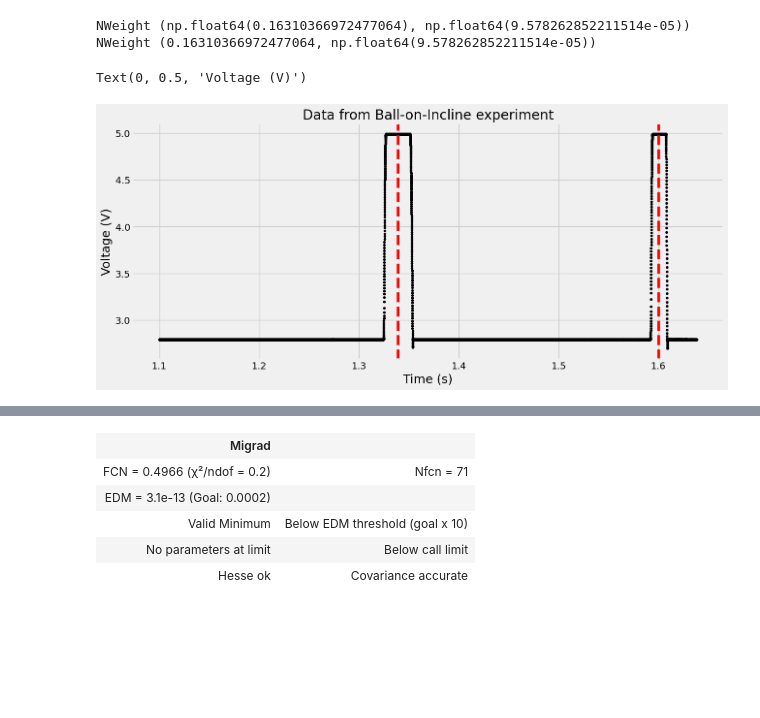
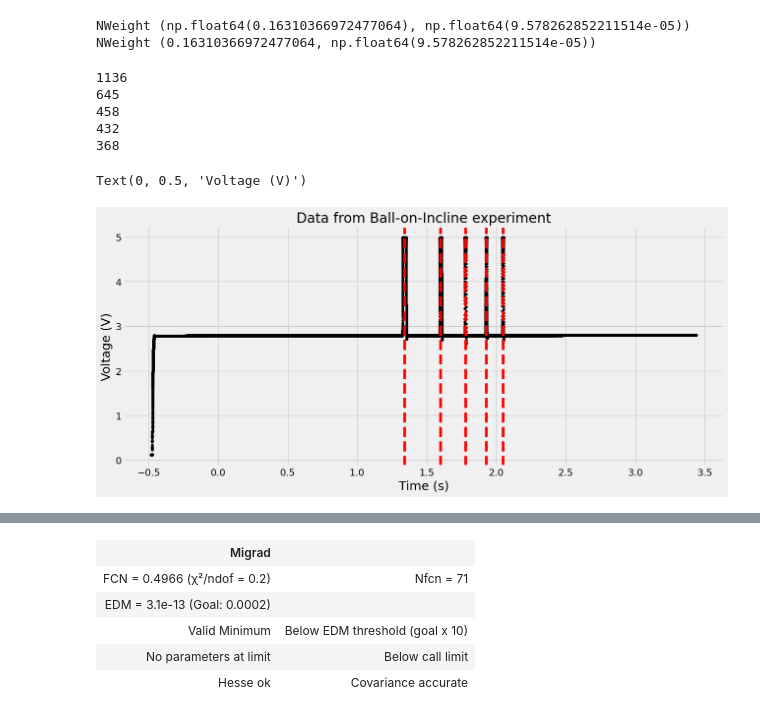
Before and after one commit to NikolajMunkKjaersgaard/Appstat-project, a Jupyter notebook: Project/BallOnIncline/Nikolaj_MeasurementsLab.ipynb, the cells around one changed output, grey strips where cells are left out. Saved outputs shown, nothing was run; the diff lists cells and outputs as text; code cells hidden in the pictures; blank space fills up the shorter version.

```diff
--- a/Project/BallOnIncline/Nikolaj_MeasurementsLab.ipynb
+++ b/Project/BallOnIncline/Nikolaj_MeasurementsLab.ipynb
@@ -130,43 +118,55 @@ def find_midpoints(time, voltage):
 
     Transient_MaskDown = (voltage[1:] < threshold) & (voltage[:-1] >= threshold)
     Transient_TimesDown = np.array(time[1:])[Transient_MaskDown]
+
+
+
     tmu = []
     tsig = []
     for iup, idown in zip(Transient_TimesUp, Transient_TimesDown):
+        N = int(40e3 *(idown-iup))
+        print(N)
         mu = (idown-iup)/2 + iup
-        sig = np.sqrt((idown-iup)**2 /12)
+        sig = np.sqrt((idown-iup)**2 /12)/N**0.5
         tmu.append(mu)
         tsig.append(sig)
     return np.array(tmu), np.array(tsig)
+
+# find_midpoints(time,voltage)
 # %%
 # def find_midpoints(time, voltage):
 #     """Find timing of ball crossings"""
 #     threshold = np.mean(voltage)+ np.std(voltage)
 #     # Transient_Mask = (voltage[:-1] < threshold) & (voltage[1:] >= threshold)
 #     Transient_Mask = (voltage[:-1] < threshold) & (voltage[1:] >= threshold)
 #     Transient_Times = np.array(time[1:])[Transient_Mask]
 #     return Transient_Times, np.mean(np.diff(time))
 
 filename = 'Waveforms_data/Big_1.csv'
 # Read the data and plot it (possibly with passing times in):
 
-trim = 80000
-trimend = 100000
+trim = 900
+trimend = 10000
 time, voltage = read_csv(filename, trim,trimend)
 
 timepass, time_Sigma = find_midpoints(time, voltage)
 
 fig, ax = plt.subplots(figsize=(14, 6))
 ax.plot(time, voltage, 'k.', label='Measurements')
 #adding a vertical line at each time the ball passes
 for t in timepass:
     ax.axvline(t, color='r', linestyle='--',linewidth=4 , label='Ball pass' if t == timepass[0] else "")
 ax.set_title("Data from Ball-on-Incline experiment")
 ax.set_xlabel("Time (s)", fontsize=18)
 ax.set_ylabel("Voltage (V)", fontsize=18)
 # %% [output]
-Text(0, 0.5, 'Voltage (V)')
+1136
+645
+458
+432
+368
+Text(0, 0.5, 'Voltage (V)')
-[figure, old version]
+[figure, new version]
 # %%
 #getting the five passthrough times for each experiment
 TimeArray = []
```
Also changed, not shown: parts of 20 cells of this notebook.
